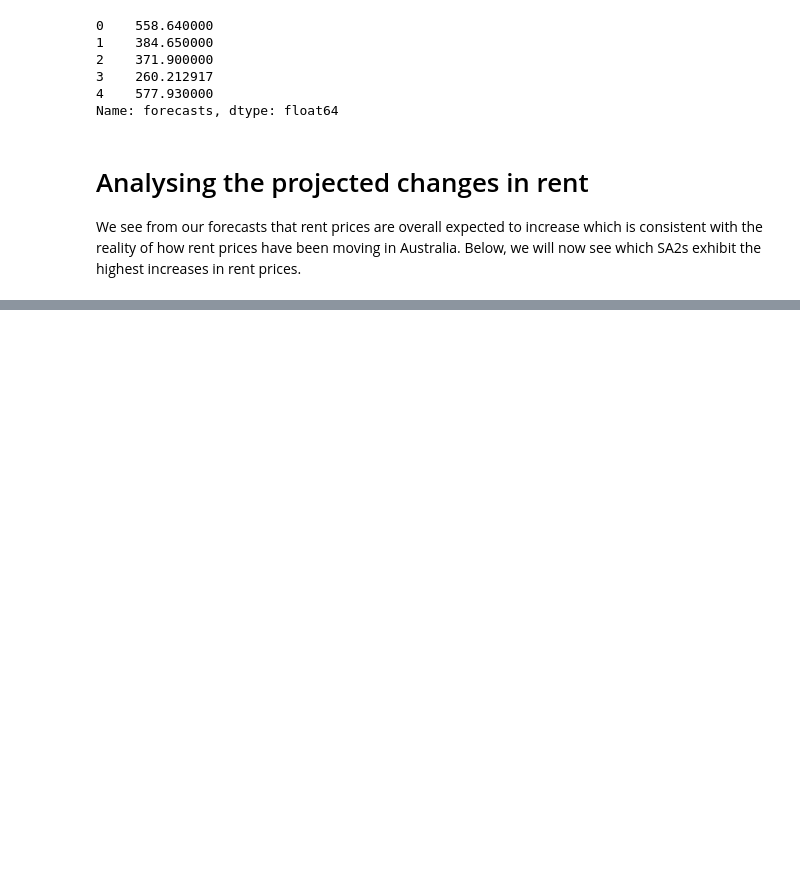
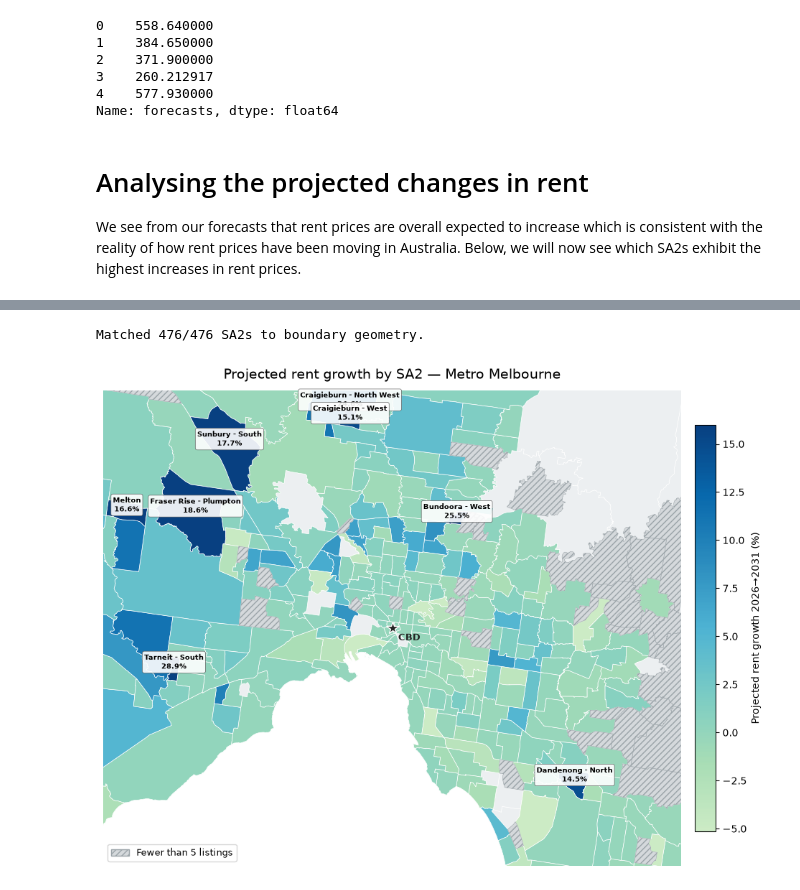
Before and after one commit to Aditya048/real-estate-industry-project, a Jupyter notebook: modelling/rfr.ipynb, the cells around one changed output, grey strips where cells are left out. Saved outputs shown, nothing was run; the diff lists cells and outputs as text; code cells hidden in the pictures; blank space fills up the shorter version.

```diff
--- a/modelling/rfr.ipynb
+++ b/modelling/rfr.ipynb
@@ -883,0 +884,76 @@ Craigieburn - North West          16     658.50     819.41       24.44        0.
+# %%
+from matplotlib.colors import LinearSegmentedColormap
+from matplotlib.patches import Patch
+
+# ---------------- Settings you can tweak ----------------
+MIN_LISTINGS_FOR_MAP = 5                      # SA2s below this are shown hatched, not coloured
+CBD_LON, CBD_LAT = 144.9631, -37.8136         # map is centred on the Melbourne CBD
+HALF_WIDTH_DEG, HALF_HEIGHT_DEG = 0.40, 0.26  # ~26 km east-west, ~29 km north-south either side of the CBD
+EXCLUDE_FROM_MAP = ['Braybrook', 'Seabrook']      # outlier(s) left off the map
+# --------------------------------------------------------
+
+# Join growth results onto SA2 boundaries (geospatial_sa2_data is already loaded above)
+sa2_boundaries = (geospatial_sa2_data[['SA2_NAME21', 'geometry']]
+                  .rename(columns={'SA2_NAME21': 'SA2_Name'})
+                  .dissolve(by='SA2_Name', as_index=False))
+if sa2_boundaries.crs is not None and sa2_boundaries.crs.to_epsg() != 4326:
+    sa2_boundaries = sa2_boundaries.to_crs(epsg=4326)
+
+growth_geo = sa2_boundaries.merge(growth, on='SA2_Name', how='right')
+unmatched = growth_geo.loc[growth_geo['geometry'].isna(), 'SA2_Name'].tolist()
+print(f"Matched {len(growth) - len(unmatched)}/{len(growth)} SA2s to boundary geometry.")
+if unmatched:
+    print(f"WARNING: no boundary found (name mismatch?) for: {unmatched}")
+growth_geo = growth_geo[growth_geo['geometry'].notna()].set_geometry('geometry')
+growth_geo['reliable'] = growth_geo['n_listings'] >= MIN_LISTINGS_FOR_MAP
+
+# Crop to a frame centred on the CBD
+minx, maxx = CBD_LON - HALF_WIDTH_DEG, CBD_LON + HALF_WIDTH_DEG
+miny, maxy = CBD_LAT - HALF_HEIGHT_DEG, CBD_LAT + HALF_HEIGHT_DEG
+background = sa2_boundaries.cx[minx:maxx, miny:maxy]                       # every SA2, as a light base layer
+in_view = growth_geo.cx[minx:maxx, miny:maxy]
+in_view = in_view[~in_view['SA2_Name'].isin(EXCLUDE_FROM_MAP)]
+reliable, unreliable = in_view[in_view['reliable']], in_view[~in_view['reliable']]
+
+# Colour scale fitted to what's actually on the map (2nd-98th percentile so one extreme SA2 can't wash it out)
+vmin, vmax = np.nanpercentile(reliable['growth_pct'], [2, 98])
+base = plt.get_cmap('GnBu')
+cmap = LinearSegmentedColormap.from_list('GnBu_trunc', base(np.linspace(0.25, 1.0, 256)))  # skips the near-white end
+
+fig, ax = plt.subplots(figsize=(10, 9))
+background.plot(ax=ax, facecolor='#eceff1', edgecolor='white', linewidth=0.5)
+reliable.plot(column='growth_pct', cmap=cmap, vmin=vmin, vmax=vmax, edgecolor='white', linewidth=0.5, ax=ax,
+              legend=True, legend_kwds={'label': 'Projected rent growth 2026\u21922031 (%)', 'shrink': 0.65, 'pad': 0.02})
+if len(unreliable):
+    unreliable.plot(ax=ax, facecolor='#d5d9dc', edgecolor='#9aa3a8', hatch='////', linewidth=0.4)
+
+ax.set_xlim(minx, maxx)
+ax.set_ylim(miny, maxy)
+
+with warnings.catch_warnings():
+    warnings.simplefilter('ignore')  # centroid in lat/lon is fine for placing labels
+    # CBD marker for orientation
+    ax.plot(CBD_LON, CBD_LAT, marker='*', color='#222222', markersize=13, markeredgecolor='white', zorder=5)
+    ax.annotate('CBD', (CBD_LON, CBD_LAT), xytext=(6, -12), textcoords='offset points',
+                fontsize=9, fontweight='bold', color='#222222', zorder=5)
+    # Label the top-10 SA2s that fall inside the frame
+    top10_names = set(growth[growth['n_listings'] >= MIN_LISTINGS_FOR_MAP]
+                      .sort_values('growth_pct', ascending=False).head(10)['SA2_Name'])
+    for _, row in in_view[in_view['SA2_Name'].isin(top10_names)].iterrows():
+        c = row.geometry.centroid
+        ax.annotate(f"{row['SA2_Name']}\n{row['growth_pct']:.1f}%", (c.x, c.y), fontsize=7.5, ha='center',
+                    fontweight='bold', zorder=6,
+                    bbox=dict(boxstyle='round,pad=0.25', fc='white', ec='#555555', lw=0.5, alpha=0.9))
+
+if len(unreliable):
+    ax.legend(handles=[Patch(facecolor='#d5d9dc', edgecolor='#9aa3a8', hatch='////',
+                             label=f'Fewer than {MIN_LISTINGS_FOR_MAP} listings')],
+              loc='lower left', frameon=True, fontsize=9)
+
+ax.set_title('Projected rent growth by SA2 \u2014 Metro Melbourne', fontsize=14, pad=12)
+ax.set_axis_off()
+plt.tight_layout()
+plt.show()
+# %% [output]
+Matched 476/476 SA2s to boundary geometry.
+[figure, added]
```
Also changed, not shown: parts of 6 cells of this notebook, 10 other files.
